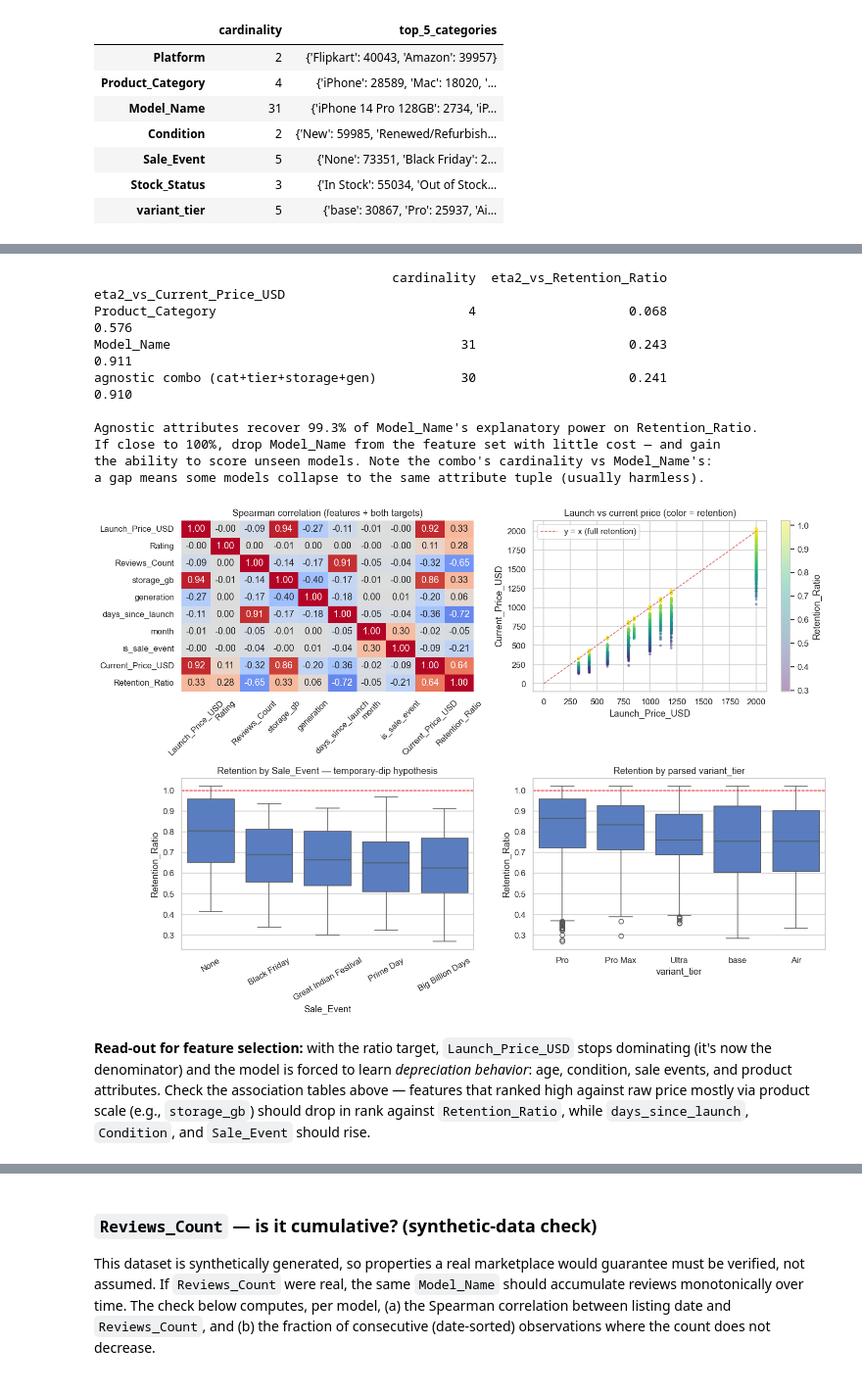
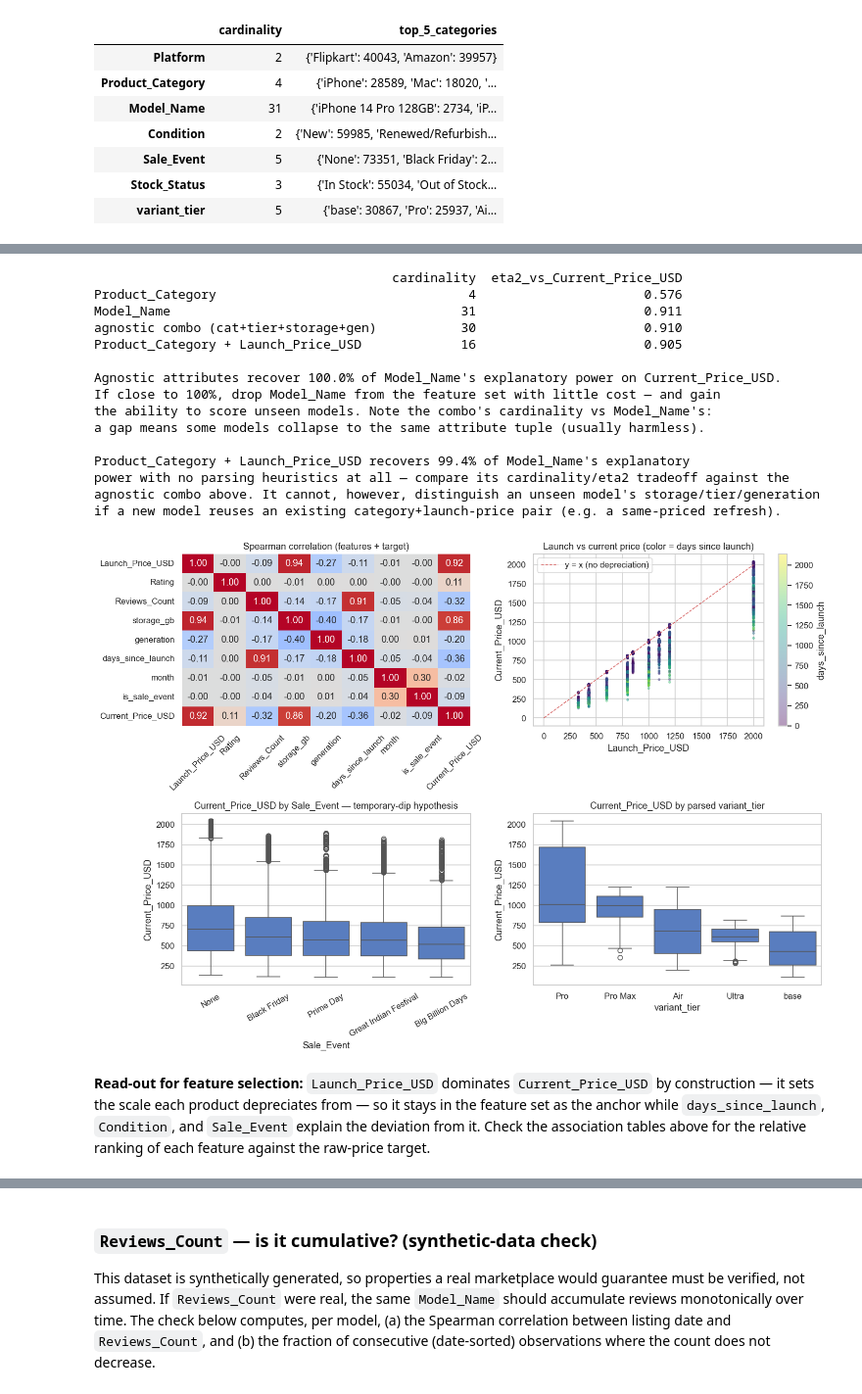
Before and after one commit to fuyaoqiuuu/DS---Apple-Product-Pricings, a Jupyter notebook: Apple_Pricing_EDA.ipynb, the cells around one changed output, grey strips where cells are left out. Shown at 98% size. Drawn from its saved outputs; the diff is of its cells as text; code cells hidden in the pictures.

```diff
--- a/Apple_Pricing_EDA.ipynb
+++ b/Apple_Pricing_EDA.ipynb
@@ -391,77 +462,85 @@ The concern, stated explicitly:
 df['_agnostic_combo'] = (df['Product_Category'] + '|' + df['variant_tier'] + '|'
                          + df['storage_gb'].fillna(-1).astype(int).astype(str) + '|'
                          + df['generation'].fillna(-1).astype(int).astype(str))
+df['_cat_price_combo'] = df['Product_Category'] + '|' + df['Launch_Price_USD'].astype(str)
 
 comparison = pd.DataFrame({
     'cardinality': {
         'Product_Category': df['Product_Category'].nunique(),
         'Model_Name': df['Model_Name'].nunique(),
         'agnostic combo (cat+tier+storage+gen)': df['_agnostic_combo'].nunique(),
-    },
-    f'eta2_vs_{RATIO}': {
-        'Product_Category': eta_squared(df, 'Product_Category', RATIO),
-        'Model_Name': eta_squared(df, 'Model_Name', RATIO),
-        'agnostic combo (cat+tier+storage+gen)': eta_squared(df, '_agnostic_combo', RATIO),
+        'Product_Category + Launch_Price_USD': df['_cat_price_combo'].nunique(),
     },
     f'eta2_vs_{TARGET}': {
         'Product_Category': eta_squared(df, 'Product_Category', TARGET),
         'Model_Name': eta_squared(df, 'Model_Name', TARGET),
         'agnostic combo (cat+tier+storage+gen)': eta_squared(df, '_agnostic_combo', TARGET),
+        'Product_Category + Launch_Price_USD': eta_squared(df, '_cat_price_combo', TARGET),
     },
 })
 print(comparison.round(3).to_string())
 
-recovered = comparison.loc['agnostic combo (cat+tier+storage+gen)', f'eta2_vs_{RATIO}'] / \
-            max(comparison.loc['Model_Name', f'eta2_vs_{RATIO}'], 1e-9) * 100
-print(f"\nAgnostic attributes recover {recovered:.1f}% of Model_Name's explanatory power on {RATIO}.")
+recovered = comparison.loc['agnostic combo (cat+tier+storage+gen)', f'eta2_vs_{TARGET}'] / \
+            max(comparison.loc['Model_Name', f'eta2_vs_{TARGET}'], 1e-9) * 100
+recovered_price = comparison.loc['Product_Category + Launch_Price_USD', f'eta2_vs_{TARGET}'] / \
+            max(comparison.loc['Model_Name', f'eta2_vs_{TARGET}'], 1e-9) * 100
+print(f"\nAgnostic attributes recover {recovered:.1f}% of Model_Name's explanatory power on {TARGET}.")
 print("If close to 100%, drop Model_Name from the feature set with little cost — and gain")
 print("the ability to score unseen models. Note the combo's cardinality vs Model_Name's:")
 print("a gap means some models collapse to the same attribute tuple (usually harmless).")
-df = df.drop(columns=['_agnostic_combo'])
+print(f"\nProduct_Category + Launch_Price_USD recovers {recovered_price:.1f}% of Model_Name's explanatory")
+print("power with no parsing heuristics at all — compare its cardinality/eta2 tradeoff against the")
+print("agnostic combo above. It cannot, however, distinguish an unseen model's storage/tier/generation")
+print("if a new model reuses an existing category+launch-price pair (e.g. a same-priced refresh).")
+df = df.drop(columns=['_agnostic_combo', '_cat_price_combo'])
 # %% [output]
-                                       cardinality  eta2_vs_Retention_Ratio  eta2_vs_Current_Price_USD
-Product_Category                                 4                    0.068                      0.576
-Model_Name                                      31                    0.243                      0.911
-agnostic combo (cat+tier+storage+gen)           30                    0.241                      0.910
+                                       cardinality  eta2_vs_Current_Price_USD
+Product_Category                                 4                      0.576
+Model_Name                                      31                      0.911
+agnostic combo (cat+tier+storage+gen)           30                      0.910
+Product_Category + Launch_Price_USD             16                      0.905
 
-Agnostic attributes recover 99.3% of Model_Name's explanatory power on Retention_Ratio.
+Agnostic attributes recover 100.0% of Model_Name's explanatory power on Current_Price_USD.
 If close to 100%, drop Model_Name from the feature set with little cost — and gain
 the ability to score unseen models. Note the combo's cardinality vs Model_Name's:
 a gap means some models collapse to the same attribute tuple (usually harmless).
+
+Product_Category + Launch_Price_USD recovers 99.4% of Model_Name's explanatory
+power with no parsing heuristics at all — compare its cardinality/eta2 tradeoff against the
+agnostic combo above. It cannot, however, distinguish an unseen model's storage/tier/generation
+if a new model reuses an existing category+launch-price pair (e.g. a same-priced refresh).
 # %%
 fig, axes = plt.subplots(2, 2, figsize=(13.5, 9.5))
 
-corr_cols = NUM_FEATS + [TARGET, RATIO]
+corr_cols = NUM_FEATS + [TARGET]
 sns.heatmap(df[corr_cols].corr(method='spearman'), annot=True, fmt='.2f',
             cmap='coolwarm', center=0, ax=axes[0, 0], cbar=False,
             xticklabels=corr_cols, yticklabels=corr_cols)
-axes[0, 0].set_title('Spearman correlation (features + both targets)')
+axes[0, 0].set_title('Spearman correlation (features + target)')
 axes[0, 0].tick_params(axis='x', rotation=45)
 
 sample = df.sample(min(5000, len(df)), random_state=0)
 sc = axes[0, 1].scatter(sample['Launch_Price_USD'], sample[TARGET],
-                        c=sample[RATIO], cmap='viridis', s=7, alpha=.4)
+                        c=sample['days_since_launch'], cmap='viridis', s=7, alpha=.4)
 axes[0, 1].plot([0, sample['Launch_Price_USD'].max()],
-                [0, sample['Launch_Price_USD'].max()], 'r--', lw=1, label='y = x (full retention)')
-axes[0, 1].set(xlabel='Launch_Price_USD', ylabel=TARGET, title='Launch vs current price (color = retention)')
+                [0, sample['Launch_Price_USD'].max()], 'r--', lw=1, label='y = x (no depreciation)')
+axes[0, 1].set(xlabel='Launch_Price_USD', ylabel=TARGET, title='Launch vs current price (color = days since launch)')
 axes[0, 1].legend()
-plt.colorbar(sc, ax=axes[0, 1], label=RATIO)
+plt.colorbar(sc, ax=axes[0, 1], label='days_since_launch')
 
-order = df.groupby('Sale_Event')[RATIO].median().sort_values(ascending=False).index
-sns.boxplot(data=df, x='Sale_Event', y=RATIO, order=order, ax=axes[1, 0])
-axes[1, 0].axhline(1.0, color='red', ls='--', lw=1)
+order = df.groupby('Sale_Event')[TARGET].median().sort_values(ascending=False).index
+sns.boxplot(data=df, x='Sale_Event', y=TARGET, order=order, ax=axes[1, 0])
 axes[1, 0].tick_params(axis='x', rotation=30)
-axes[1, 0].set_title('Retention by Sale_Event — temporary-dip hypothesis')
+axes[1, 0].set_title(f'{TARGET} by Sale_Event — temporary-dip hypothesis')
 
-sns.boxplot(data=df, x='variant_tier', y=RATIO, ax=axes[1, 1],
-            order=df.groupby('variant_tier')[RATIO].median().sort_values(ascending=False).index)
-axes[1, 1].axhline(1.0, color='red', ls='--', lw=1)
-axes[1, 1].set_title('Retention by parsed variant_tier')
+sns.boxplot(data=df, x='variant_tier', y=TARGET, ax=axes[1, 1],
+            order=df.groupby('variant_tier')[TARGET].median().sort_values(ascending=False).index)
+axes[1, 1].set_title(f'{TARGET} by parsed variant_tier')
 
 plt.tight_layout()
 plt.show()
 # %% [output]
-[figure, old version]
+[figure, new version]
 # %% [markdown]
-**Read-out for feature selection:** with the ratio target, `Launch_Price_USD` stops dominating (it's now the denominator) and the model is forced to learn *depreciation behavior*: age, condition, sale events, and product attributes. Check the association tables above — features that ranked high against raw price mostly via product scale (e.g., `storage_gb`) should drop in rank against `Retention_Ratio`, while `days_since_launch`, `Condition`, and `Sale_Event` should rise.
+**Read-out for feature selection:** `Launch_Price_USD` dominates `Current_Price_USD` by construction — it sets the scale each product depreciates from — so it stays in the feature set as the anchor while `days_since_launch`, `Condition`, and `Sale_Event` explain the deviation from it. Check the association tables above for the relative ranking of each feature against the raw-price target.
 # %% [markdown]
```
Also changed, not shown: parts of 27 cells of this notebook, 1 other file.
